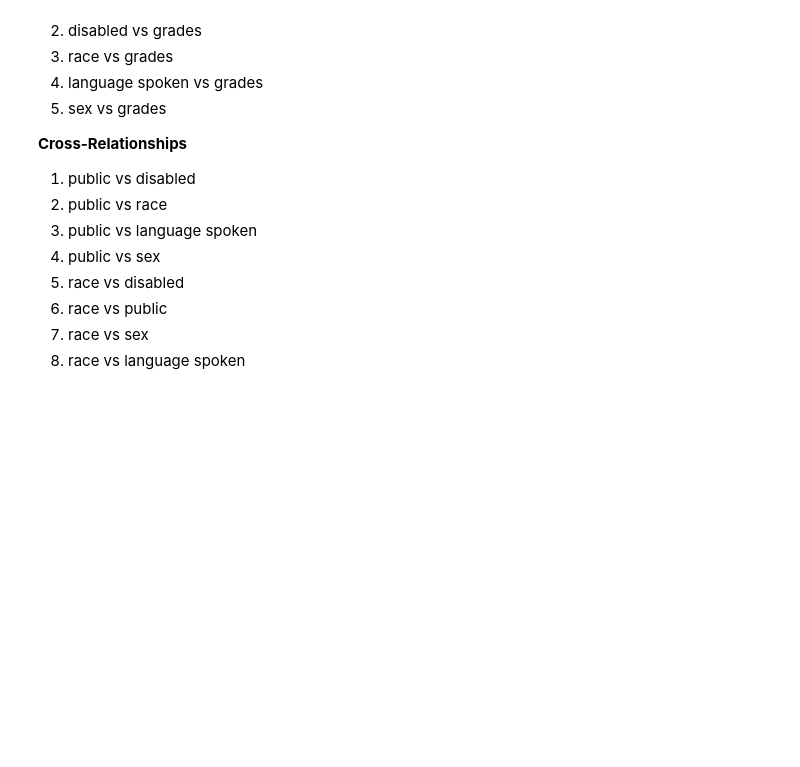
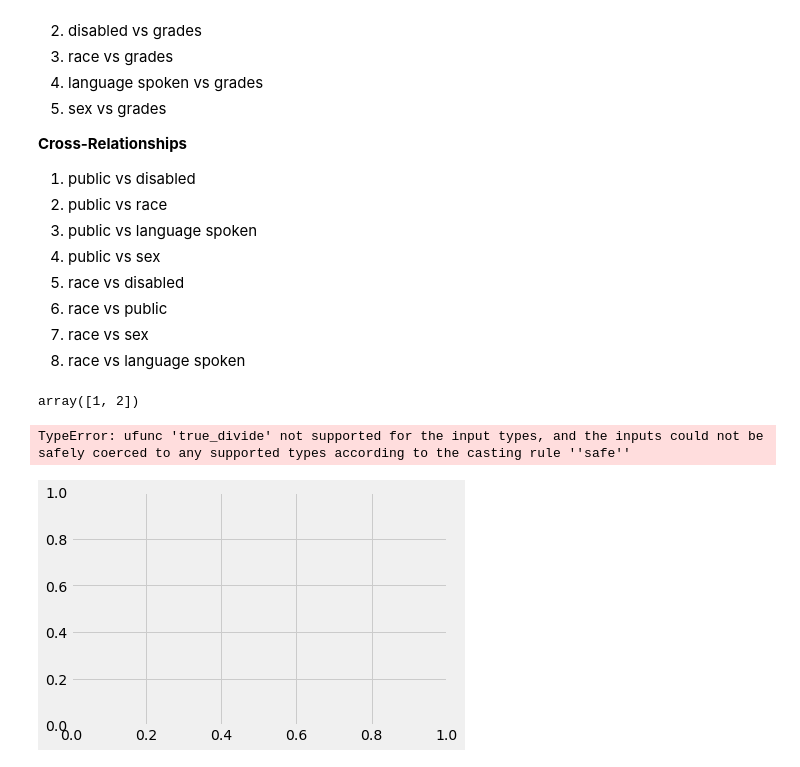
Before and after one commit to mattzhao-R/data-118, a Jupyter notebook: Project118_Fall22.ipynb, the cells around one changed output. Drawn from its saved outputs; the diff is of its cells as text; code cells hidden in the pictures; blank space fills up the shorter version.

Commit message:
graph testing

```diff
--- a/Project118_Fall22.ipynb
+++ b/Project118_Fall22.ipynb
@@ -263,3 +263,15 @@ race_txt = """1 White, non-Hispanic
 lang_map = {int(val.split(' ')[0]):' '.join(val.split(' ')[1:]) for val in lang_txt.split('\n') if val != ''}
 grades_map = {int(val.split(' ')[0]):' '.join(val.split(' ')[1:]) for val in grades_txt.split('\n') if val != ''}
 race_map = {int(val.split(' ')[0]):' '.join(val.split(' ')[1:]) for val in race_txt.split('\n') if val != ''}
+# %%
+proj1_df['EDCPUB'].unique()
+# %% [output]
+array([1, 2])
+# %%
+fig, ax = plt.subplots()
+ax.boxplot([proj1_df['EDCPUB'].replace({1:'Public',2:'Not Public'}),proj1_df['SEGRADES']])
+
+plt.show()
+# %% [output]
+TypeError: ufunc 'true_divide' not supported for the input types, and the inputs could not be safely coerced to any supported types according to the casting rule ''safe''
+[figure, added]
```
Also changed, not shown: parts of 2 cells of this notebook.
